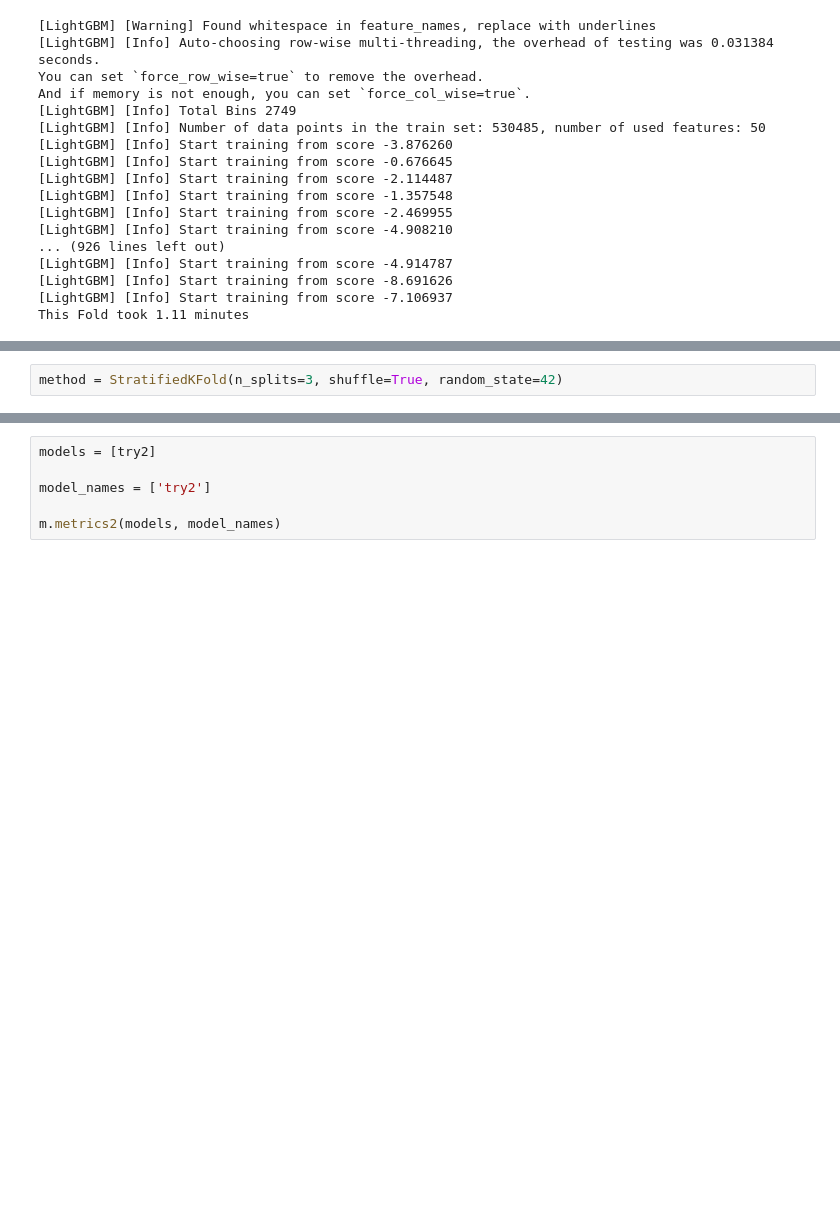
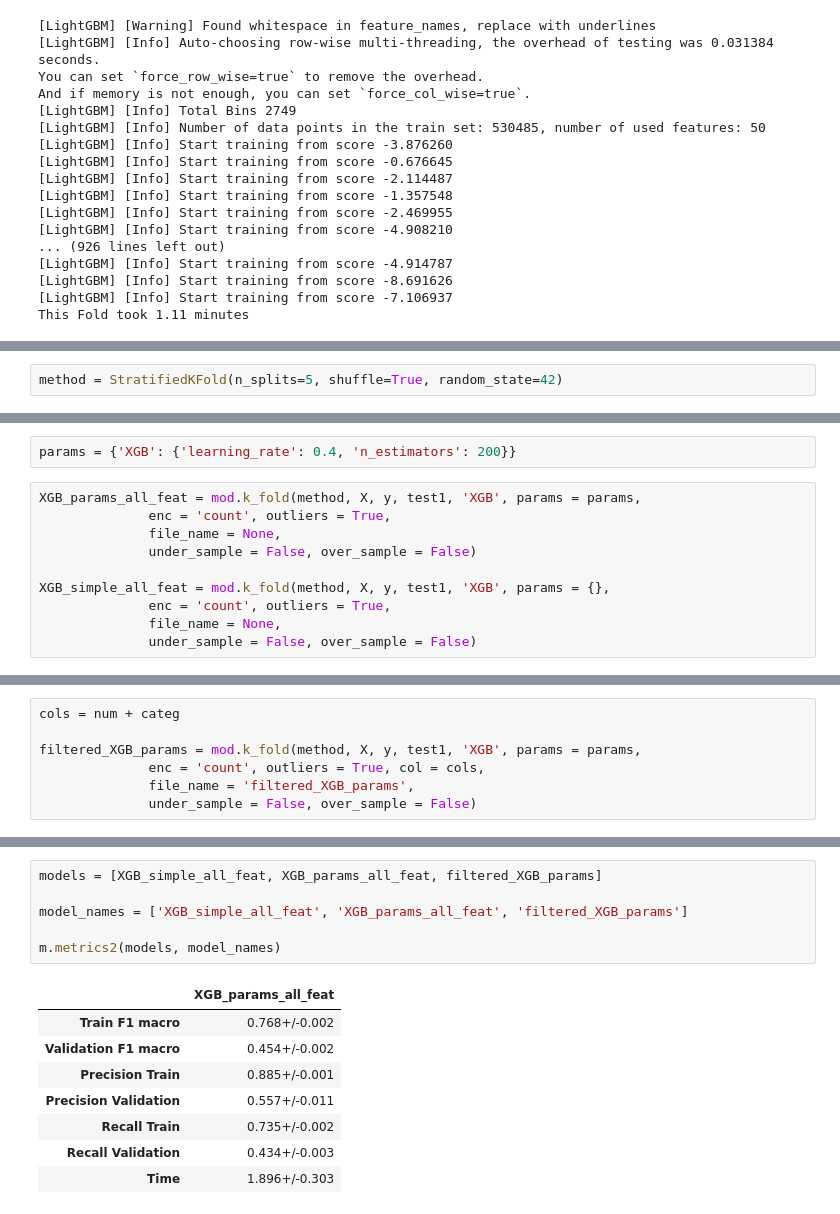
Before and after one commit to antoniooliveira03/machine_learning, a Jupyter notebook: delivery 2 (in progress)/antonio_k-fold.ipynb, the cells around one changed output, grey strips where cells are left out. Drawn from its saved outputs; the diff is of its cells as text; blank space fills up the shorter version.

```diff
--- a/delivery 2 (in progress)/antonio_k-fold.ipynb
+++ b/delivery 2 (in progress)/antonio_k-fold.ipynb
@@ -594,2 +221,2 @@ def k_fold(method, X, y, test1, model_name,
 # %%
-method = StratifiedKFold(n_splits=3, shuffle=True, random_state=42)
+method = StratifiedKFold(n_splits=5, shuffle=True, random_state=42)
@@ -622,0 +223,12 @@ TypeError: expected a sequence of integers or a single integer, got '0.99'
+# %%
+params = {'XGB': {'learning_rate': 0.4, 'n_estimators': 200}}
+# %%
+XGB_params_all_feat = mod.k_fold(method, X, y, test1, 'XGB', params = params,
+              enc = 'count', outliers = True,
+              file_name = None,
+              under_sample = False, over_sample = False)
+
+XGB_simple_all_feat = mod.k_fold(method, X, y, test1, 'XGB', params = {},
+              enc = 'count', outliers = True,
+              file_name = None,
+              under_sample = False, over_sample = False)
@@ -622,0 +584,7 @@ TypeError: expected a sequence of integers or a single integer, got '0.99'
+# %%
+cols = num + categ
+
+filtered_XGB_params = mod.k_fold(method, X, y, test1, 'XGB', params = params,
+              enc = 'count', outliers = True, col = cols,
+              file_name = 'filtered_XGB_params',
+              under_sample = False, over_sample = False)
@@ -623,6 +609,15 @@ TypeError: expected a sequence of integers or a single integer, got '0.99'
 # %%
-models = [try2]
+models = [XGB_simple_all_feat, XGB_params_all_feat, filtered_XGB_params]
 
-model_names = ['try2']
+model_names = ['XGB_simple_all_feat', 'XGB_params_all_feat', 'filtered_XGB_params']
 
 m.metrics2(models, model_names)
+# %% [output]
+|  | XGB_params_all_feat |
+| Train F1 macro | 0.768+/-0.002 |
+| Validation F1 macro | 0.454+/-0.002 |
+| Precision Train | 0.885+/-0.001 |
+| Precision Validation | 0.557+/-0.011 |
+| Recall Train | 0.735+/-0.002 |
+| Recall Validation | 0.434+/-0.003 |
+| Time | 1.896+/-0.303 |
```
Also changed, not shown: parts of 10 cells of this notebook, 2 other files.
